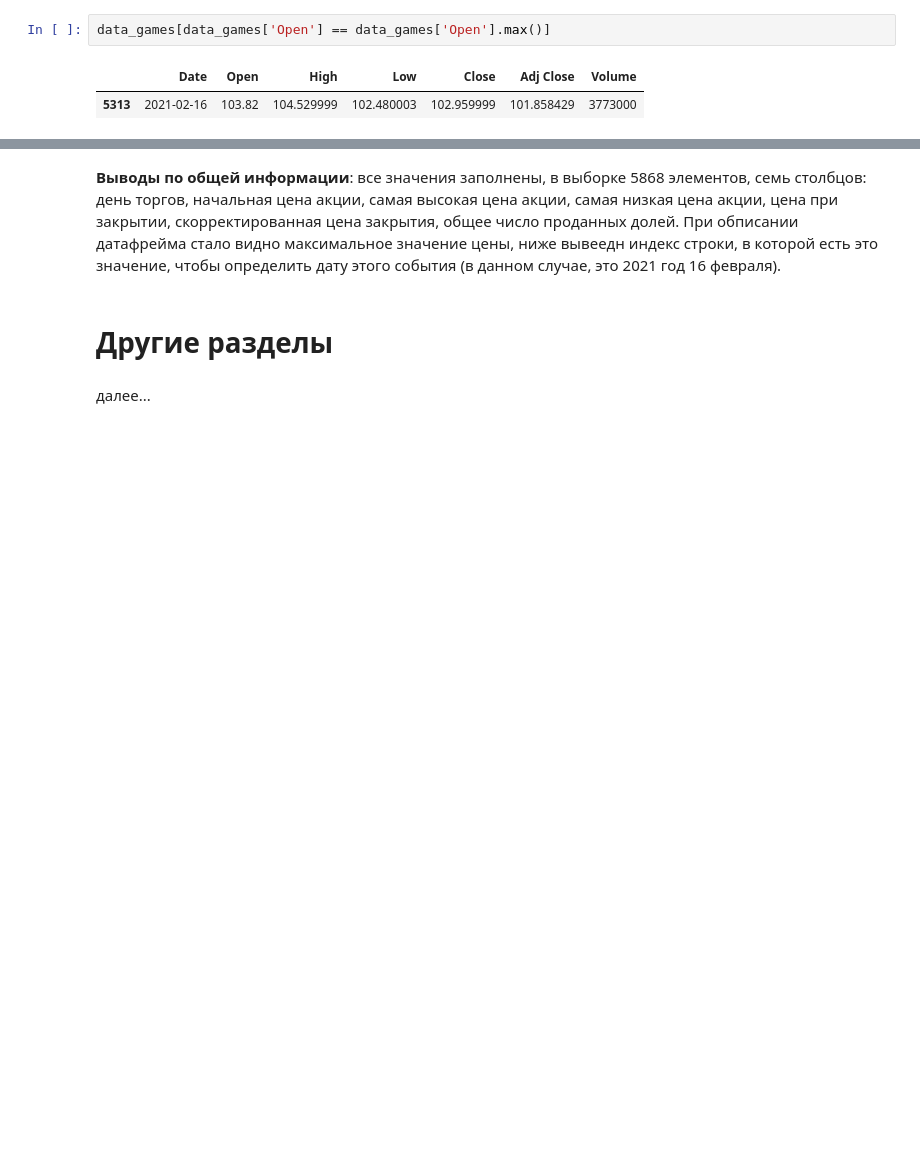
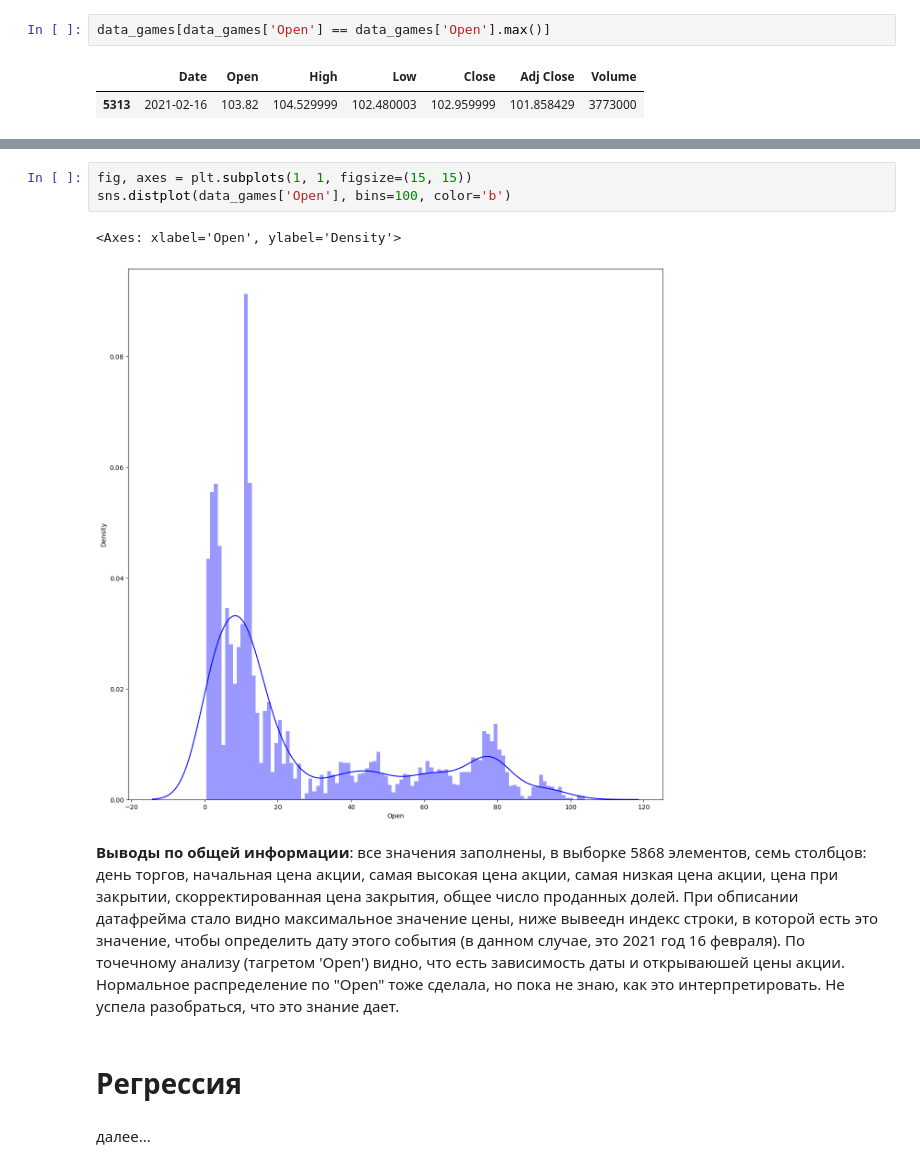
Before and after one commit to aelante/itmo_ml_course, a Jupyter notebook: ML_course_Latypova_task01.ipynb, the cells around one changed output, grey strips where cells are left out. Cells and saved outputs as stored; diff of their text form; blank space fills up the shorter version.

```diff
--- a/ML_course_Latypova_task01.ipynb
+++ b/ML_course_Latypova_task01.ipynb
@@ -90,6 +114,12 @@ data_games[data_games['Open'] == data_games['Open'].max()]
+# %%
+fig, axes = plt.subplots(1, 1, figsize=(15, 15))
+sns.distplot(data_games['Open'], bins=100, color='b')
+# %% [output]
+<Axes: xlabel='Open', ylabel='Density'>
+[figure, added]
 # %% [markdown]
-**Выводы по общей информации**: все значения заполнены, в выборке 5868 элементов, семь столбцов: день торгов, начальная цена акции, самая высокая цена акции, самая низкая цена акции, цена при закрытии, скорректированная цена закрытия, общее число проданных долей. При обписании датафрейма стало видно максимальное значение цены, ниже вывеедн индекс строки, в которой есть это значение, чтобы определить дату этого события (в данном случае, это 2021 год 16 февраля).
+**Выводы по общей информации**: все значения заполнены, в выборке 5868 элементов, семь столбцов: день торгов, начальная цена акции, самая высокая цена акции, самая низкая цена акции, цена при закрытии, скорректированная цена закрытия, общее число проданных долей. При обписании датафрейма стало видно максимальное значение цены, ниже вывеедн индекс строки, в которой есть это значение, чтобы определить дату этого события (в данном случае, это 2021 год 16 февраля). По точечному анализу (тагретом 'Open') видно, что есть зависимость даты и открываюшей цены акции. Нормальное распределение по "Open" тоже сделала, но пока не знаю, как это интерпретировать. Не успела разобраться, что это знание дает.
-# %% [markdown]
-# Другие разделы
+# %% [markdown]
+# Регрессия
 # %% [markdown]
 далее...
```
Also changed, not shown: parts of 2 cells of this notebook.
